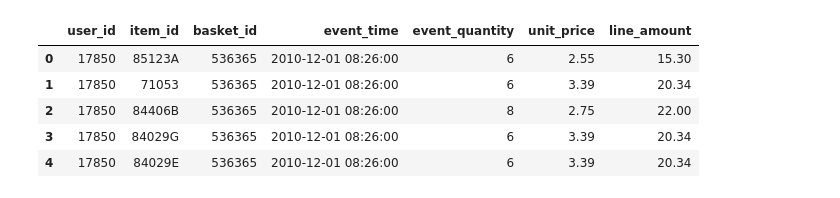
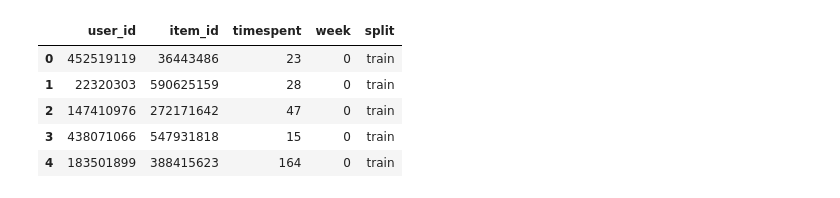
Before and after one commit to VitPap/myProjects, a Jupyter notebook: Python/Data/lab_2.ipynb, the cells around one changed output. Saved outputs shown, nothing was run; the diff lists cells and outputs as text; code cells hidden in the pictures.

```diff
--- a/Python/Data/lab_2.ipynb
+++ b/Python/Data/lab_2.ipynb
@@ -19,46 +18,71 @@
 # %%
 import os
-
 os.environ["OPENBLAS_NUM_THREADS"] = "1"
 os.environ["MKL_NUM_THREADS"] = "1"
 
-import io
-import warnings
+import io, time, warnings
 import numpy as np
 import pandas as pd
 import requests
+import pyarrow.parquet as pq
 import matplotlib.pyplot as plt
 import seaborn as sns
+from concurrent.futures import ThreadPoolExecutor
 from scipy.sparse import csr_matrix, diags
 from implicit.als import AlternatingLeastSquares
-from implicit.nearest_neighbours import CosineRecommender
+from implicit.nearest_neighbours import TFIDFRecommender, BM25Recommender
 
-warnings.filterwarnings("ignore", message="Method expects CSR input")
+warnings.filterwarnings("ignore")
 RANDOM_STATE = 42
 np.random.seed(RANDOM_STATE)
 sns.set_theme(style="whitegrid")
+TOP_K = 10
 
-ONLINE_RETAIL_URL = "https://archive.ics.uci.edu/ml/machine-learning-databases/00352/Online%20Retail.xlsx"
-dataset_is_synthetic_stub = False
+HOSTS = ["https://huggingface.co", "https://hf-mirror.com"]
+PATH = "/datasets/deepvk/VK-LSVD/resolve/main/subsamples/up0.001_ip0.001/{part}/week_{w:02d}.parquet"
+FILES = [("train", w) for w in range(25)] + [("validation", 25), ("test", 26)]
 
-http_response = requests.get(ONLINE_RETAIL_URL, timeout=180)
-http_response.raise_for_status()
-try:
-    raw_retail_df = pd.read_excel(io.BytesIO(http_response.content), dtype={"InvoiceNo": str, "StockCode": str}, engine="calamine")
-except Exception:
-    raw_retail_df = pd.read_excel(io.BytesIO(http_response.content), dtype={"InvoiceNo": str, "StockCode": str})
-interactions_df = pd.DataFrame({
-    "user_id": raw_retail_df["CustomerID"].astype("Int64").astype(str).where(raw_retail_df["CustomerID"].notna(), np.nan),
-    "item_id": raw_retail_df["StockCode"],
-    "basket_id": raw_retail_df["InvoiceNo"],
-    "event_time": pd.to_datetime(raw_retail_df["InvoiceDate"]),
-    "event_quantity": raw_retail_df["Quantity"],
-    "unit_price": raw_retail_df["UnitPrice"],
-})
+def fetch(part_w):
+    part, w = part_w
+    for attempt in range(6):
+        for host in HOSTS:
+            try:
+                r = requests.get(host + PATH.format(part=part, w=w), timeout=(6, 60))
+                r.raise_for_status()
+                c = r.content
+                if len(c) > 1000 and c[:4] == b"PAR1" and c[-4:] == b"PAR1":
+                    return part_w, c
+            except Exception:
+                pass
+        time.sleep(1.0)
+    raise RuntimeError(f"Не удалось скачать {part} week_{w:02d}")
 
-interactions_df["line_amount"] = interactions_df["event_quantity"] * interactions_df["unit_price"]
-dataset_source_label = "UCI Online Retail"
-print(f"Источник данных: {dataset_source_label}")
-print(f"Размер таблицы взаимодействий: {interactions_df.shape}")
-interactions_df.head()
+weekly, pos_parts = [], []
+ts_hist = np.zeros(256, dtype=np.int64)
+null_counts, total_rows = None, 0
+with ThreadPoolExecutor(6) as ex:
+    for (part, w), content in ex.map(fetch, FILES):
+        df = pq.read_table(io.BytesIO(content)).to_pandas()
+        null_counts = df.isna().sum() if null_counts is None else null_counts.add(df.isna().sum(), fill_value=0)
+        total_rows += len(df)
+        ts_hist += np.bincount(df.timespent.to_numpy(), minlength=256)
+        pm = (df.like | df.share | df.bookmark | df.open_comments | df.click_on_author) & (~df.dislike)
+        p = df.loc[pm, ["user_id", "item_id", "timespent"]].copy()
+        p["week"] = w
+        p["split"] = {"train": "train", "validation": "val", "test": "test"}[part]
+        pos_parts.append(p)
+        weekly.append({"split": part, "week": w, "rows": len(df), "users": df.user_id.nunique(),
+                       "items": df.item_id.nunique(), "positive": int(pm.sum()), "ts_mean": df.timespent.mean(),
+                       "like": df.like.mean(), "dislike": df.dislike.mean(), "share": df.share.mean(),
+                       "bookmark": df.bookmark.mean(), "open_comments": df.open_comments.mean(),
+                       "click_author": df.click_on_author.mean(), "feed_share": (df.place == 1).mean()})
+        del df, content
+
+weekly_df = pd.DataFrame(weekly).sort_values("week").reset_index(drop=True)
+positives = pd.concat(pos_parts, ignore_index=True)
+print("Источник данных: VK-LSVD / up0.001_ip0.001 (VK RecSys Challenge LSVD, ods.ai)")
+print(f"Всего сырых событий (exposures): {total_rows:,}")
+print(f"Положительных взаимодействий: {len(positives):,}")
+print(f"Уникальных пользователей: {positives.user_id.nunique():,}, видео: {positives.item_id.nunique():,}")
+positives.head()
 # %% [output]
@@ -67,7 +93,7 @@ interactions_df.head()
-|  | user_id | item_id | basket_id | event_time | event_quantity | unit_price | line_amount |
-| 0 | 17850 | 85123A | 536365 | 2010-12-01 08:26:00 | 6 | 2.55 | 15.30 |
-| 1 | 17850 | 71053 | 536365 | 2010-12-01 08:26:00 | 6 | 3.39 | 20.34 |
-| 2 | 17850 | 84406B | 536365 | 2010-12-01 08:26:00 | 8 | 2.75 | 22.00 |
-| 3 | 17850 | 84029G | 536365 | 2010-12-01 08:26:00 | 6 | 3.39 | 20.34 |
-| 4 | 17850 | 84029E | 536365 | 2010-12-01 08:26:00 | 6 | 3.39 | 20.34 |
+|  | user_id | item_id | timespent | week | split |
+| 0 | 452519119 | 36443486 | 23 | 0 | train |
+| 1 | 22320303 | 590625159 | 28 | 0 | train |
+| 2 | 147410976 | 272171642 | 47 | 0 | train |
+| 3 | 438071066 | 547931818 | 15 | 0 | train |
+| 4 | 183501899 | 388415623 | 164 | 0 | train |
 # %% [markdown]
```
Also changed, not shown: parts of 21 cells of this notebook.
